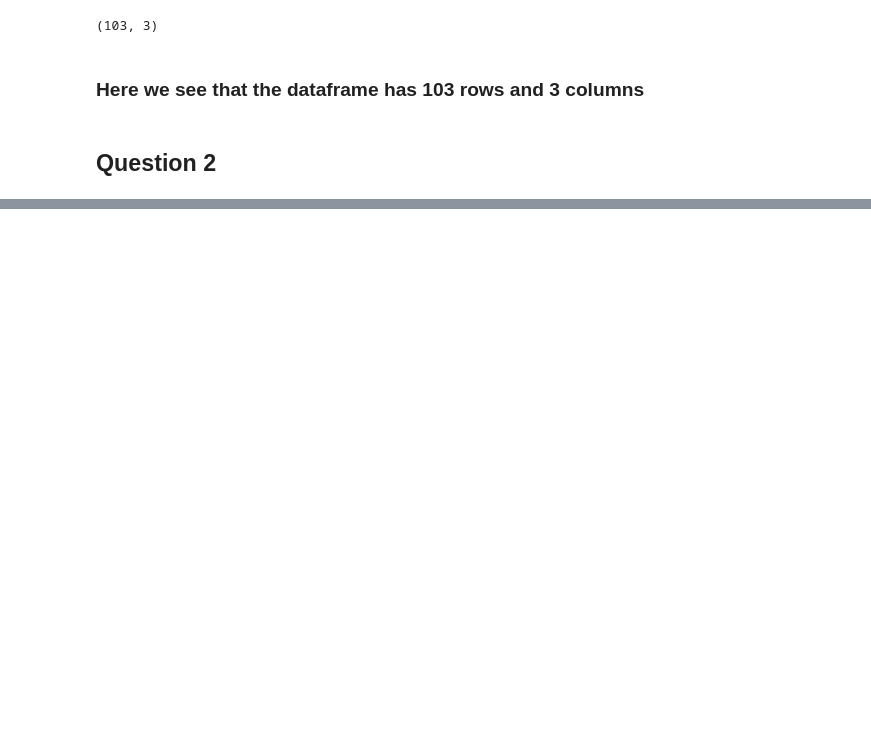
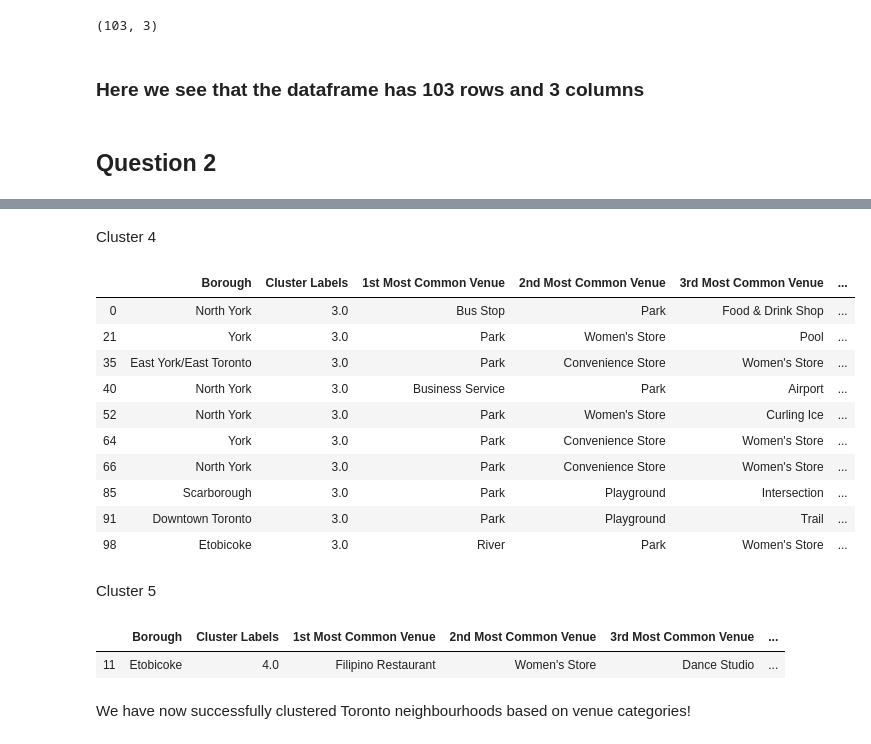
Before and after one commit to bhargav1000/Coursera_Capstone, a Jupyter notebook: Capstone3.ipynb, the cells around one changed output, grey strips where cells are left out. Cells and saved outputs as stored; diff of their text form; code cells hidden in the pictures; blank space fills up the shorter version.

```diff
--- a/Capstone3.ipynb
+++ b/Capstone3.ipynb
@@ -102,0 +572,25 @@ df.shape
+# %% [markdown]
+Cluster 4
+# %%
+toronto_merged_nonan.loc[toronto_merged_nonan['Cluster Labels'] == 3, toronto_merged_nonan.columns[[1] + list(range(5, toronto_merged_nonan.shape[1]))]]
+# %% [output]
+|  | Borough | Cluster Labels | 1st Most Common Venue | 2nd Most Common Venue | 3rd Most Common Venue | ... |
+| 0 | North York | 3.0 | Bus Stop | Park | Food & Drink Shop | ... |
+| 21 | York | 3.0 | Park | Women's Store | Pool | ... |
+| 35 | East York/East Toronto | 3.0 | Park | Convenience Store | Women's Store | ... |
+| 40 | North York | 3.0 | Business Service | Park | Airport | ... |
+| 52 | North York | 3.0 | Park | Women's Store | Curling Ice | ... |
+| 64 | York | 3.0 | Park | Convenience Store | Women's Store | ... |
+| 66 | North York | 3.0 | Park | Convenience Store | Women's Store | ... |
+| 85 | Scarborough | 3.0 | Park | Playground | Intersection | ... |
+| 91 | Downtown Toronto | 3.0 | Park | Playground | Trail | ... |
+| 98 | Etobicoke | 3.0 | River | Park | Women's Store | ... |
+# %% [markdown]
+Cluster 5
+# %%
+toronto_merged_nonan.loc[toronto_merged_nonan['Cluster Labels'] == 4, toronto_merged_nonan.columns[[1] + list(range(5, toronto_merged_nonan.shape[1]))]]
+# %% [output]
+|  | Borough | Cluster Labels | 1st Most Common Venue | 2nd Most Common Venue | 3rd Most Common Venue | ... |
+| 11 | Etobicoke | 4.0 | Filipino Restaurant | Women's Store | Dance Studio | ... |
+# %% [markdown]
+We have now successfully clustered Toronto neighbourhoods based on venue categories!
```
Also changed, not shown: parts of 66 cells of this notebook.
